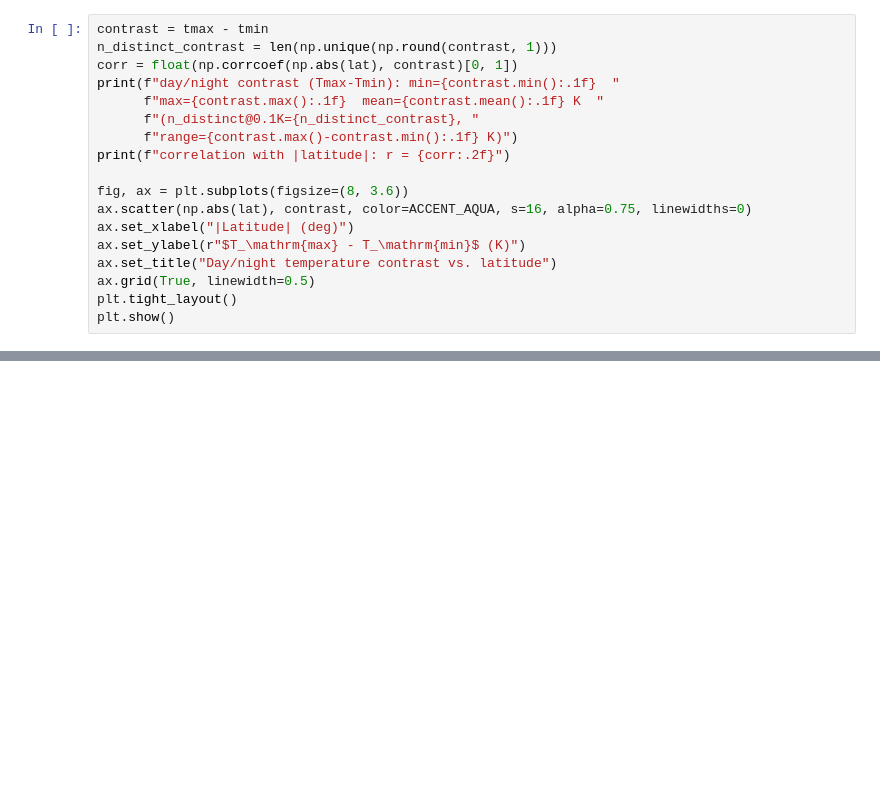
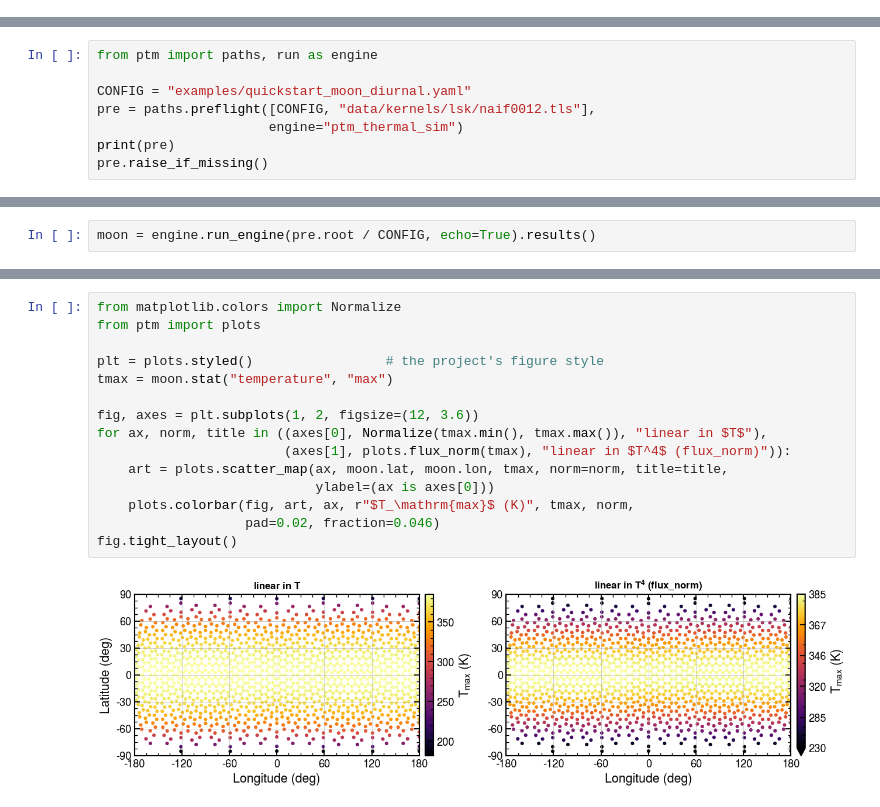
Before and after one commit to phayne/ptm3d-archive, a Jupyter notebook: docs/tutorials/notebooks/01_moon_diurnal.ipynb, the cells around one changed output, grey strips where cells are left out. Saved outputs shown, nothing was run; the diff lists cells and outputs as text; blank space fills up the shorter version.

```diff
--- a/docs/tutorials/notebooks/01_moon_diurnal.ipynb
+++ b/docs/tutorials/notebooks/01_moon_diurnal.ipynb
@@ -510,18 +0,0 @@ face 256 curve: min=94.1 K, max=384.5 K
-# %%
-contrast = tmax - tmin
-n_distinct_contrast = len(np.unique(np.round(contrast, 1)))
-corr = float(np.corrcoef(np.abs(lat), contrast)[0, 1])
-print(f"day/night contrast (Tmax-Tmin): min={contrast.min():.1f}  "
-      f"max={contrast.max():.1f}  mean={contrast.mean():.1f} K  "
-      f"(n_distinct@0.1K={n_distinct_contrast}, "
-      f"range={contrast.max()-contrast.min():.1f} K)")
-print(f"correlation with |latitude|: r = {corr:.2f}")
-
-fig, ax = plt.subplots(figsize=(8, 3.6))
-ax.scatter(np.abs(lat), contrast, color=ACCENT_AQUA, s=16, alpha=0.75, linewidths=0)
-ax.set_xlabel("|Latitude| (deg)")
-ax.set_ylabel(r"$T_\mathrm{max} - T_\mathrm{min}$ (K)")
-ax.set_title("Day/night temperature contrast vs. latitude")
-ax.grid(True, linewidth=0.5)
-plt.tight_layout()
-plt.show()
@@ -979,0 +22,8 @@ Wall time of the run in section 2: 6.8 s
+# %%
+from ptm import paths, run as engine
+
+CONFIG = "examples/quickstart_moon_diurnal.yaml"
+pre = paths.preflight([CONFIG, "data/kernels/lsk/naif0012.tls"],
+                      engine="ptm_thermal_sim")
+print(pre)
+pre.raise_if_missing()
@@ -979,0 +48,2 @@ Wall time of the run in section 2: 6.8 s
+# %%
+moon = engine.run_engine(pre.root / CONFIG, echo=True).results()
@@ -979,0 +206,17 @@ Wall time of the run in section 2: 6.8 s
+# %%
+from matplotlib.colors import Normalize
+from ptm import plots
+
+plt = plots.styled()                 # the project's figure style
+tmax = moon.stat("temperature", "max")
+
+fig, axes = plt.subplots(1, 2, figsize=(12, 3.6))
+for ax, norm, title in ((axes[0], Normalize(tmax.min(), tmax.max()), "linear in $T$"),
+                        (axes[1], plots.flux_norm(tmax), "linear in $T^4$ (flux_norm)")):
+    art = plots.scatter_map(ax, moon.lat, moon.lon, tmax, norm=norm, title=title,
+                            ylabel=(ax is axes[0]))
+    plots.colorbar(fig, art, ax, r"$T_\mathrm{max}$ (K)", tmax, norm,
+                   pad=0.02, fraction=0.046)
+fig.tight_layout()
+# %% [output]
+[figure, added]
```
Also changed, not shown: parts of 67 cells of this notebook.
